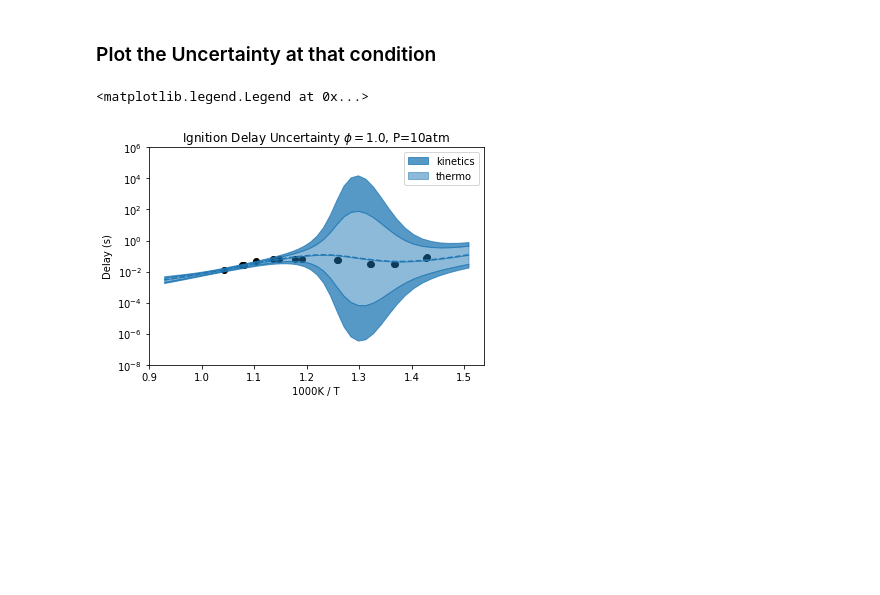
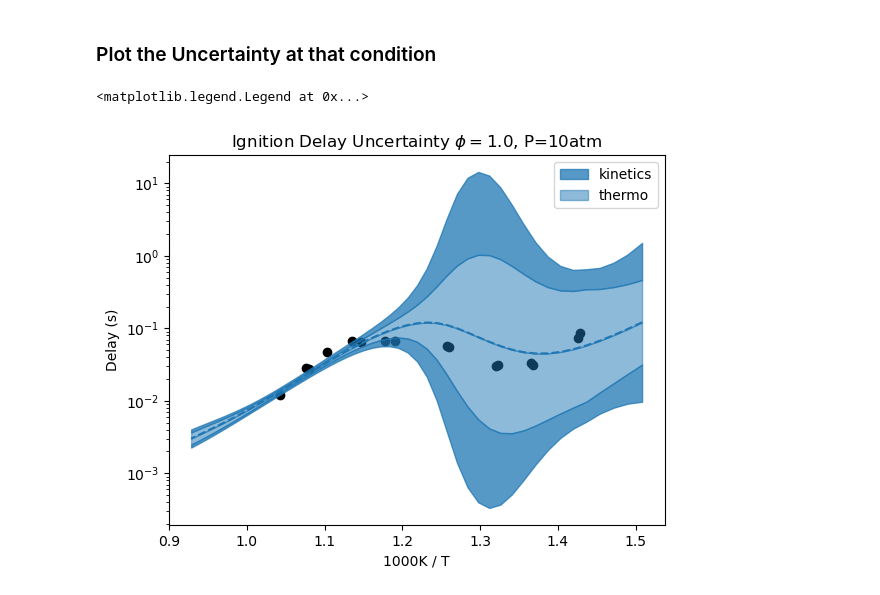
Before and after one commit to comocheng/autoscience_workflow, a Jupyter notebook: delay_uncertainty/make_uncertainty_1week_improved.ipynb, the cells around one changed output. Cells and saved outputs as stored; diff of their text form; code cells hidden in the pictures; blank space fills up the shorter version.

```diff
--- a/delay_uncertainty/make_uncertainty_1week_improved.ipynb
+++ b/delay_uncertainty/make_uncertainty_1week_improved.ipynb
@@ -146,12 +149,13 @@ base_species_list, base_reaction_list = rmgpy.chemkin.load_chemkin_file(
     transport_path='/work/westgroup/harris.se/autoscience/reaction_calculator/models/base_rmg_1week/tran.dat',
     use_chemkin_names=True
 )
+
+# double check that changed parameters match the indices in the above change_list's
 species_change_list2 = set()
 for i in range(0, len(base_species_list)):
     if base_species_list[i].get_enthalpy(1000) != species_list[i].get_enthalpy(1000):
         species_change_list2.add(i)
 assert set(species_change_list) == species_change_list2
-
 rxn_change_list2 = set()
 for i in range(0, len(base_reaction_list)):
     if base_reaction_list[i].get_rate_coefficient(1000, 101325) != reaction_list[i].get_rate_coefficient(1000, 101325):
@@ -159,12 +163,14 @@ for i in range(0, len(base_reaction_list)):
 assert set(rxn_change_list) == rxn_change_list2
 
 
+
 for i in range(0, len(base_species_list)):
     if i in species_change_list:
         rmg_sp_uncertainty[i] = 3.0
 for i in range(0, len(base_reaction_list)):
     if i in rxn_change_list:
-        rmg_rxn_uncertainty[i] = 3.0
+#         rmg_rxn_uncertainty[i] = 3.0
+        rmg_rxn_uncertainty[i] = np.log(3.0)  # this does not change anything
 
 
 rxn_uncertainty = np.zeros(len(base_gas.reactions()))
@@ -299,10 +309,16 @@ first_derivative = np.divide(d_ln_tau, delta)
 first_derivative_squared = np.float_power(first_derivative, 2.0)
 # %%
 # compute the total ignition delay uncertainty
-total_id_uncertainty = np.ravel(np.nansum(np.multiply(first_derivative_squared, total_uncertainty_mat), axis=0))
 
-total_id_thermo_uncertainty = np.ravel(np.nansum(np.multiply(first_derivative_squared, total_uncertainty_mat)[0:, :], axis=0))
-total_id_kinetic_uncertainty = np.ravel(np.nansum(np.multiply(first_derivative_squared, total_uncertainty_mat)[130:, :], axis=0))
+total_uncertainty_squared_mat = np.float_power(total_uncertainty_mat, 2.0)
+
+# total_id_uncertainty = np.ravel(np.nansum(np.multiply(first_derivative_squared, total_uncertainty_mat), axis=0))
+# total_id_thermo_uncertainty = np.ravel(np.nansum(np.multiply(first_derivative_squared, total_uncertainty_mat)[0:130, :], axis=0))
+# total_id_kinetic_uncertainty = np.ravel(np.nansum(np.multiply(first_derivative_squared, total_uncertainty_mat)[130:, :], axis=0))
+
+total_id_uncertainty = np.ravel(np.nansum(np.multiply(first_derivative_squared, total_uncertainty_squared_mat), axis=0))
+total_id_thermo_uncertainty = np.ravel(np.nansum(np.multiply(first_derivative_squared, total_uncertainty_squared_mat)[0:130, :], axis=0))
+total_id_kinetic_uncertainty = np.ravel(np.nansum(np.multiply(first_derivative_squared, total_uncertainty_squared_mat)[130:, :], axis=0))
 # %% [markdown]
 ### Plot the Uncertainty at that condition
 # %%
@@ -371,34 +387,39 @@ lower_kinetics_bound = np.exp(np.log(table7_delay_times) - table7_thermo_uncerta
 
 # plot the ignition delay
 plt.plot(1000.0 / temperatures, table7_delay_times, linestyle='dashed')
 # plt.plot(1000.0 / T7, aramco7, marker='x')
 plt.scatter(1000.0 / T7, tau7 / 1000.0, color='black')
 
 plt.fill_between(1000.0 / temperatures, upper_thermo_bound, upper_kinetics_bound, alpha=0.75, color=colors[0], label='kinetics')
 plt.fill_between(1000.0 / temperatures, table7_delay_times, upper_thermo_bound, alpha=0.5, color=colors[0], label='thermo')
 
 plt.fill_between(1000.0 / temperatures, lower_kinetics_bound, lower_thermo_bound, alpha=0.75, color=colors[0])
 plt.fill_between(1000.0 / temperatures, lower_thermo_bound, table7_delay_times, alpha=0.5, color=colors[0])
 
 
 # plt.fill_between(1000.0 / temperatures, lower_thermo_bound, table7_delay_times, alpha=0.5)
 # plt.fill_between(1000.0 / temperatures, table7_thermo_uncertainty, , alpha=0.75)
 
 
 # plt.plot(1000.0 / temperatures, lower_bound, linestyle='dashed', color='blue')
 # plt.plot(1000.0 / temperatures, upper_bound, linestyle='dashed', color='blue')
 ax = plt.gca()
-plt.ylim([10**-8, 10**6])
+
+# plt.xlim([1.0, 1.2])
+# plt.ylim([10**-2, 10**-1.2])
+
 ax.set_yscale('log')
 # plt.legend(['Base RMG 1week', 'Aramco', 'Experiment'])
 plt.title(r'Ignition Delay Uncertainty $\phi=1.0$, P=10atm')
 plt.xlabel('1000K / T')
 plt.ylabel('Delay (s)')
 plt.savefig('table7.png')
 
 plt.legend(bbox_to_anchor=(1, 1), ncol=1)
+
+# plt.xlim
 # %% [output]
 <matplotlib.legend.Legend at 0x...>
-[figure, old version]
+[figure, new version]
 # %%
 ax.get_ylim()
```
Also changed, not shown: parts of 9 cells of this notebook, 19 other files.
